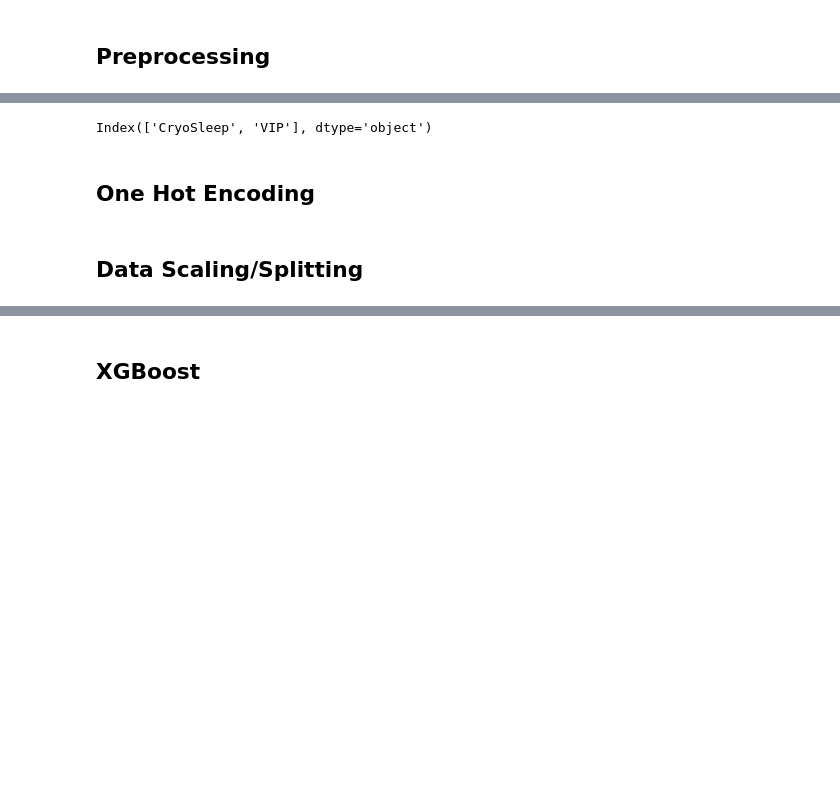
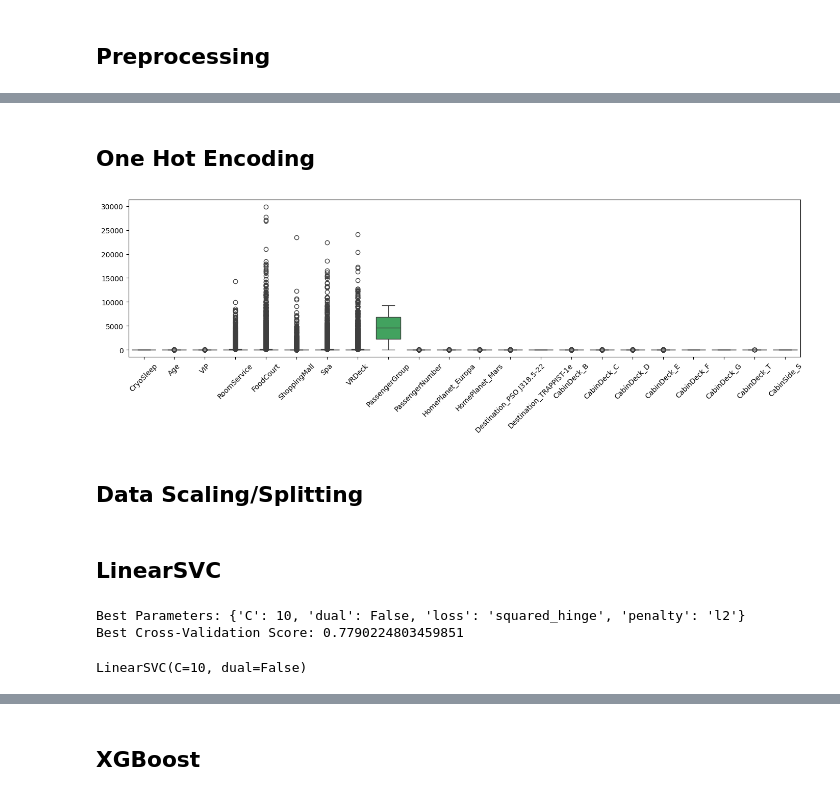
Before and after one commit to MrBigBrane/Machine-Learning, a Jupyter notebook: Spaceship_Titanic.ipynb, the cells around one changed output, grey strips where cells are left out. Saved outputs shown, nothing was run; the diff lists cells and outputs as text; code cells hidden in the pictures; blank space fills up the shorter version.

```diff
--- a/Spaceship_Titanic.ipynb
+++ b/Spaceship_Titanic.ipynb
@@ -73,15 +88,5 @@ X_test_data[string_cols] = X_test_data[string_cols].fillna(X_train_data[string_c
-# %%
-# Get columns that are boolean
-bool_cols = X_test_data.select_dtypes(include=['bool']).columns
-
-print(bool_cols)
-
-# Convert boolean columns to integers
-X_train_data[bool_cols] = X_train_data[bool_cols].astype(int)
-X_test_data[bool_cols] = X_test_data[bool_cols].astype(int)
-# %% [output]
-Index(['CryoSleep', 'VIP'], dtype='object')
 # %%
+# Split id into the two groups
 X_train_data["PassengerGroup"] = X_train_data['PassengerId'].str[:4].astype(int)
 X_train_data["PassengerNumber"] = X_train_data['PassengerId'].str[5:].astype(int)
 X_train_data.drop("PassengerId", axis=1, inplace=True)
@@ -90,6 +95,15 @@ X_test_data["PassengerGroup"] = X_test_data['PassengerId'].str[:4].astype(int)
 X_test_data["PassengerNumber"] = X_test_data['PassengerId'].str[5:].astype(int)
 X_test_data.drop("PassengerId", axis=1, inplace=True)
 
+# Split cabin into two groups
+X_train_data["CabinDeck"] = X_train_data['Cabin'].str[0]
+X_train_data["CabinSide"] = X_train_data['Cabin'].str[-1]
+X_train_data.drop("Cabin", axis=1, inplace=True)
+
+X_test_data["CabinDeck"] = X_test_data['Cabin'].str[0]
+X_test_data["CabinSide"] = X_test_data['Cabin'].str[-1]
+X_test_data.drop("Cabin", axis=1, inplace=True)
+
 # Update string cols to the non-boolean columns
 string_cols = X_train_data.select_dtypes(include=['object']).columns
 # %% [markdown]
@@ -98,10 +112,6 @@ string_cols = X_train_data.select_dtypes(include=['object']).columns
 # One hot encode only the string value columns
 X_train_encoded = pd.get_dummies(X_train_data, columns=string_cols, drop_first=True)
 X_test_encoded = pd.get_dummies(X_test_data, columns=string_cols, drop_first=True)
-
-common_string_cols = list(set(X_train_encoded) & set(X_test_encoded.columns))
-X_train_encoded = X_train_encoded[common_string_cols]
-X_test_encoded = X_test_encoded[common_string_cols]
 
 non_binary_columns_test = [
     col for col in X_test_encoded.columns if X_train_encoded[col].nunique() != 2
@@ -116,3 +143,10 @@ X_test_encoded[binary_columns_test] = X_test_encoded[binary_columns_test].astype
+# %%
+fig,ax = plt.subplots(1,figsize=(17,4))
+ax = sns.boxplot(data=X_train_encoded)
+ax.set_xticklabels(ax.get_xticklabels(),rotation=45)
+plt.show()
+# %% [output]
+[figure, added]
 # %% [markdown]
 ## Data Scaling/Splitting
 # %%
@@ -130,3 +166,5 @@ X_test[non_binary_columns_test] = scaler.transform(X_test[non_binary_columns_tes
+# %% [markdown]
+## LinearSVC
 # %%
 from sklearn.svm import LinearSVC
 from sklearn.model_selection import GridSearchCV
@@ -149,6 +187,9 @@ grid_search.fit(X_train, y_train)
 
 print("Best Parameters:", grid_search.best_params_)
 print("Best Cross-Validation Score:", grid_search.best_score_)
+# %% [output]
+Best Parameters: {'C': 10, 'dual': False, 'loss': 'squared_hinge', 'penalty': 'l2'}
+Best Cross-Validation Score: 0.7790224803459851
 # %%
 best_params = grid_search.best_params_
 
@@ -161,6 +202,8 @@ final_model = LinearSVC(
 
 # Train the model
 final_model.fit(X_train, y_train)
+# %% [output]
+LinearSVC(C=10, dual=False)
 # %%
 from sklearn.metrics import accuracy_score
 
```
Also changed, not shown: parts of 27 cells of this notebook.
